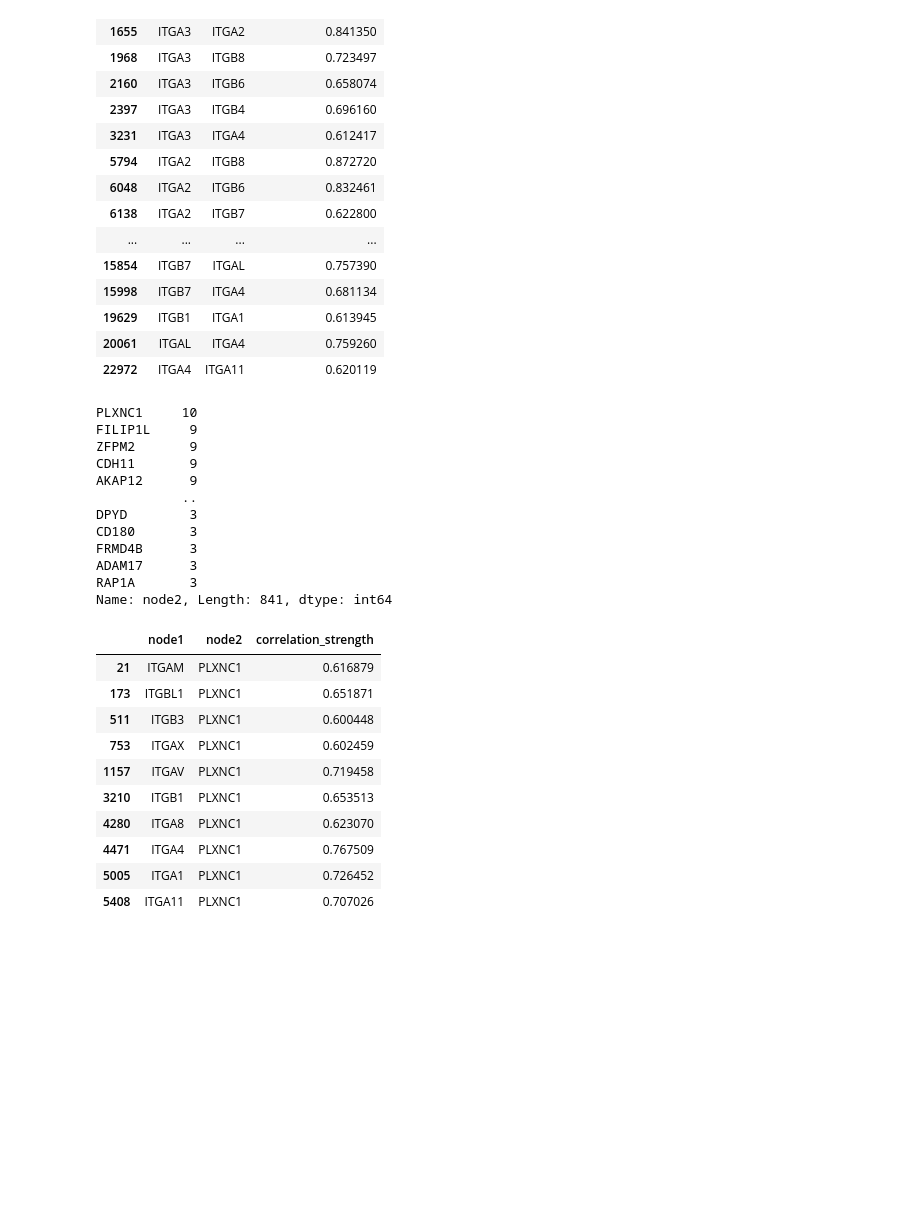
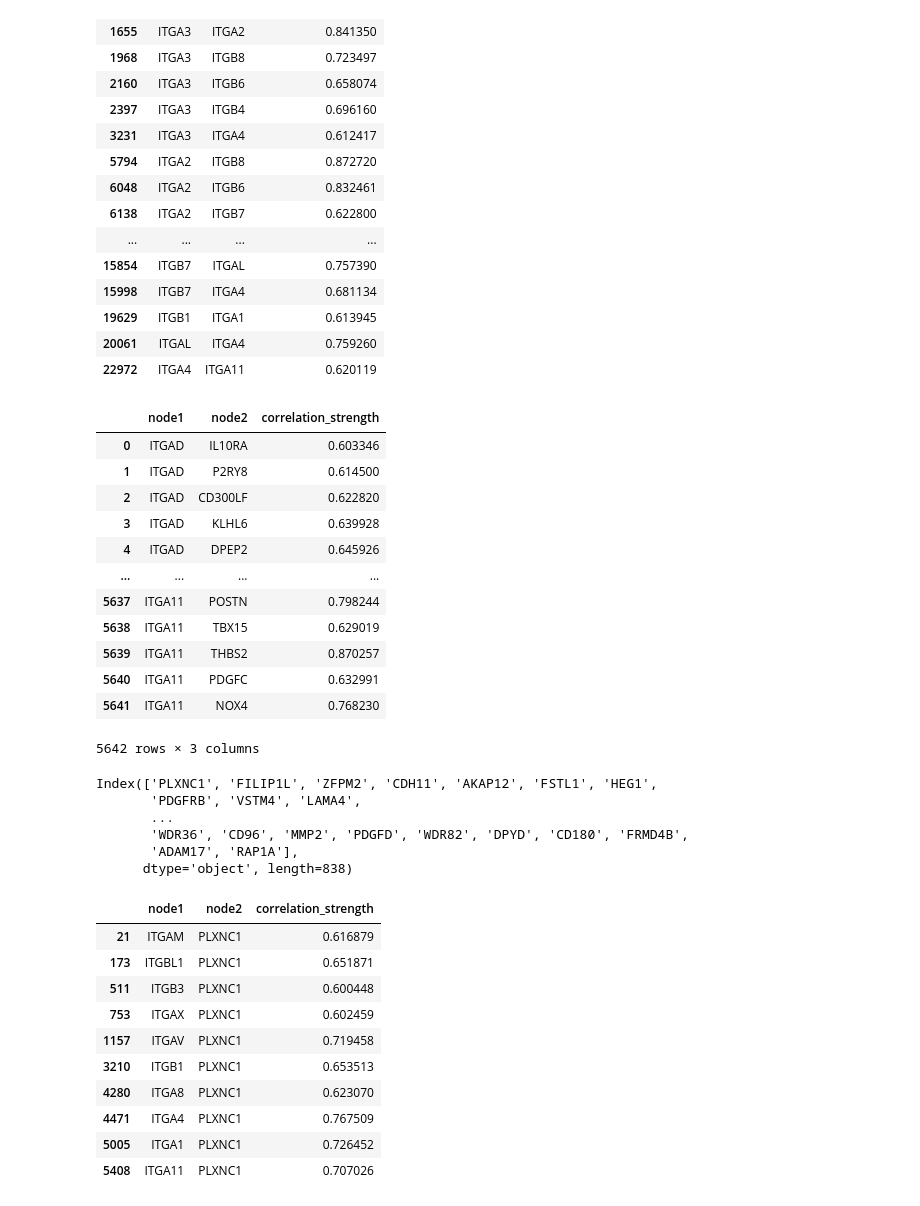
Before and after one commit to hshadman/integrin_expression_data_mining, a Jupyter notebook: jesse_code/gene_networking_analysis_BRCA_v2_(gtex_males_excluded).ipynb, the cells around one changed output. Drawn from its saved outputs; the diff is of its cells as text; code cells hidden in the pictures; blank space fills up the shorter version.

Commit message:
gene networking

```diff
--- a/jesse_code/gene_networking_analysis_BRCA_v2_(gtex_males_excluded).ipynb
+++ b/jesse_code/gene_networking_analysis_BRCA_v2_(gtex_males_excluded).ipynb
@@ -1098,7 +1098,9 @@ Index(['APBB3', 'CEP44', 'NICN1', 'RALGPS1', 'L3MBTL1', 'RNF44', 'MKS1',
        'LCLAT1', 'PPP6R3', 'BANP'],
       dtype='object', length=3916)
 # %%
-for gene in gtex_network_df['node2'].value_counts()[gtex_network_df['node2'].value_counts()>=9].index:
-    if gtex_network_df[gtex_network_df.node2==gene].correlation_strength.mean()>=0.75:
+arbitrary_genes=[]
+for gene in gtex_network_df['node2'].value_counts()[gtex_network_df['node2'].value_counts()>=5].index:
+    if gtex_network_df[gtex_network_df.node2==gene].correlation_strength.mean()>=0.80:
         print(gene, gtex_network_df[gtex_network_df.node2==gene].correlation_strength.mean())
+        arbitrary_genes.append([gene, gtex_network_df[gtex_network_df.node2==gene].correlation_strength.mean()])
 # %% [output]
@@ -1175,18 +1197,31 @@ tcga_primtum_all_network_df=pd.DataFrame(tcga_primtum_all_network)
 tcga_primtum_all_network_df=tcga_primtum_all_network_df.loc[[x for x in tcga_primtum_all_network_df.index if tcga_primtum_all_network_df.loc[x].node1!=tcga_primtum_all_network_df.loc[x].node2]].reset_index(drop=True)
 
 del tcga_primtum_all_network, tcga_primtum_all_itg_corr_network
-# %%
-tcga_primtum_all_network_df['node2'].value_counts()[tcga_primtum_all_network_df['node2'].value_counts()>=3]
-# %% [output]
-PLXNC1     10
-FILIP1L     9
-ZFPM2       9
-CDH11       9
-AKAP12      9
-           ..
-DPYD        3
-CD180       3
-FRMD4B      3
-ADAM17      3
-RAP1A       3
-Name: node2, Length: 841, dtype: int64
+# %%
+tcga_primtum_all_network_df
+# %% [output]
+|  | node1 | node2 | correlation_strength |
+| 0 | ITGAD | IL10RA | 0.603346 |
+| 1 | ITGAD | P2RY8 | 0.614500 |
+| 2 | ITGAD | CD300LF | 0.622820 |
+| 3 | ITGAD | KLHL6 | 0.639928 |
+| 4 | ITGAD | DPEP2 | 0.645926 |
+| ... | ... | ... | ... |
+| 5637 | ITGA11 | POSTN | 0.798244 |
+| 5638 | ITGA11 | TBX15 | 0.629019 |
+| 5639 | ITGA11 | THBS2 | 0.870257 |
+| 5640 | ITGA11 | PDGFC | 0.632991 |
+| 5641 | ITGA11 | NOX4 | 0.768230 |
+5642 rows × 3 columns
+# %%
+# find connected to at least 3 integrins
+genes_at_least3 = tcga_primtum_all_network_df['node2'].value_counts()[tcga_primtum_all_network_df['node2'].value_counts()>=3].index
+print(genes_at_least3[~(genes_at_least3.str.contains('ITG'))])
+del genes_at_least3
+# %% [output]
+Index(['PLXNC1', 'FILIP1L', 'ZFPM2', 'CDH11', 'AKAP12', 'FSTL1', 'HEG1',
+       'PDGFRB', 'VSTM4', 'LAMA4',
+       ...
+       'WDR36', 'CD96', 'MMP2', 'PDGFD', 'WDR82', 'DPYD', 'CD180', 'FRMD4B',
+       'ADAM17', 'RAP1A'],
+      dtype='object', length=838)
```
Also changed, not shown: parts of 7 cells of this notebook.
